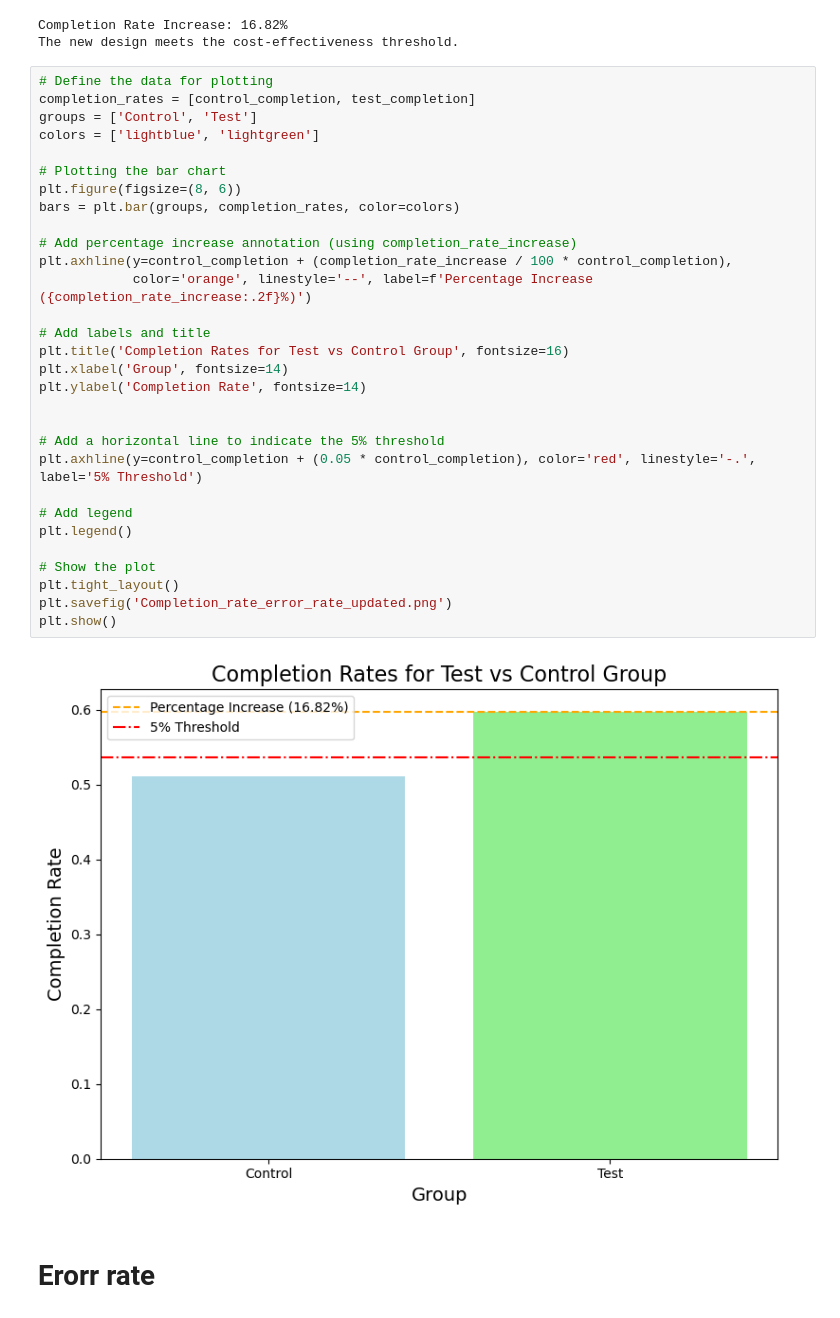
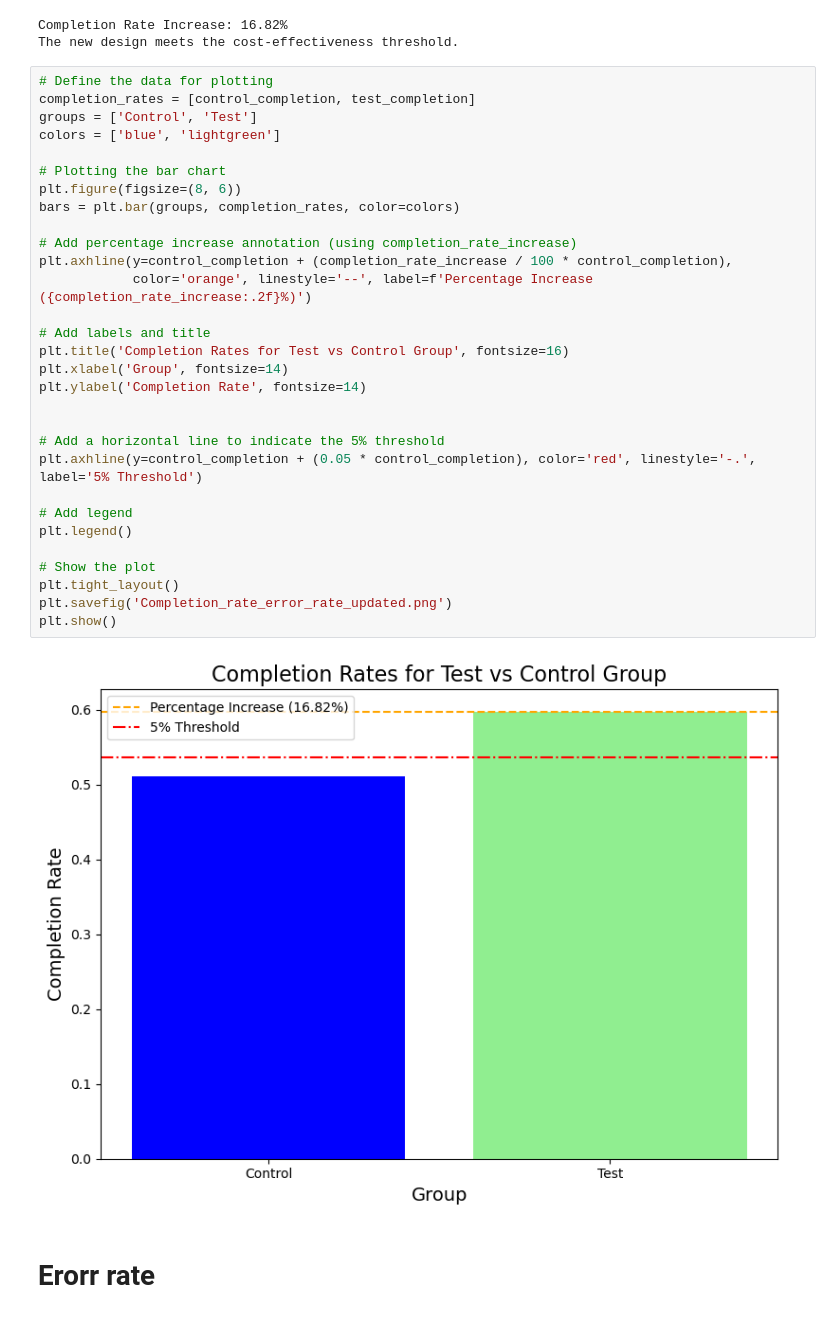
Before and after one commit to oofnaibaf/vanguard-ab-test, a Jupyter notebook: notebooks/filip_notebook/filip_notebook.ipynb, the cells around one changed output. Drawn from its saved outputs; the diff is of its cells as text.

```diff
--- a/notebooks/filip_notebook/filip_notebook.ipynb
+++ b/notebooks/filip_notebook/filip_notebook.ipynb
@@ -382,35 +399,35 @@ The new design meets the cost-effectiveness threshold.
 # %%
 # Define the data for plotting
 completion_rates = [control_completion, test_completion]
 groups = ['Control', 'Test']
-colors = ['lightblue', 'lightgreen']
+colors = ['blue', 'lightgreen']
 
 # Plotting the bar chart
 plt.figure(figsize=(8, 6))
 bars = plt.bar(groups, completion_rates, color=colors)
 
 # Add percentage increase annotation (using completion_rate_increase)
 plt.axhline(y=control_completion + (completion_rate_increase / 100 * control_completion),
             color='orange', linestyle='--', label=f'Percentage Increase ({completion_rate_increase:.2f}%)')
 
 # Add labels and title
 plt.title('Completion Rates for Test vs Control Group', fontsize=16)
 plt.xlabel('Group', fontsize=14)
 plt.ylabel('Completion Rate', fontsize=14)
 
 
 # Add a horizontal line to indicate the 5% threshold
 plt.axhline(y=control_completion + (0.05 * control_completion), color='red', linestyle='-.', label='5% Threshold')
 
 # Add legend
 plt.legend()
 
 # Show the plot
 plt.tight_layout()
 plt.savefig('Completion_rate_error_rate_updated.png')
 plt.show()
 # %% [output]
-[figure, old version]
+[figure, new version]
 # %% [markdown]
 # Erorr rate
 # %%
```
Also changed, not shown: parts of 40 cells of this notebook, 10 other files.
